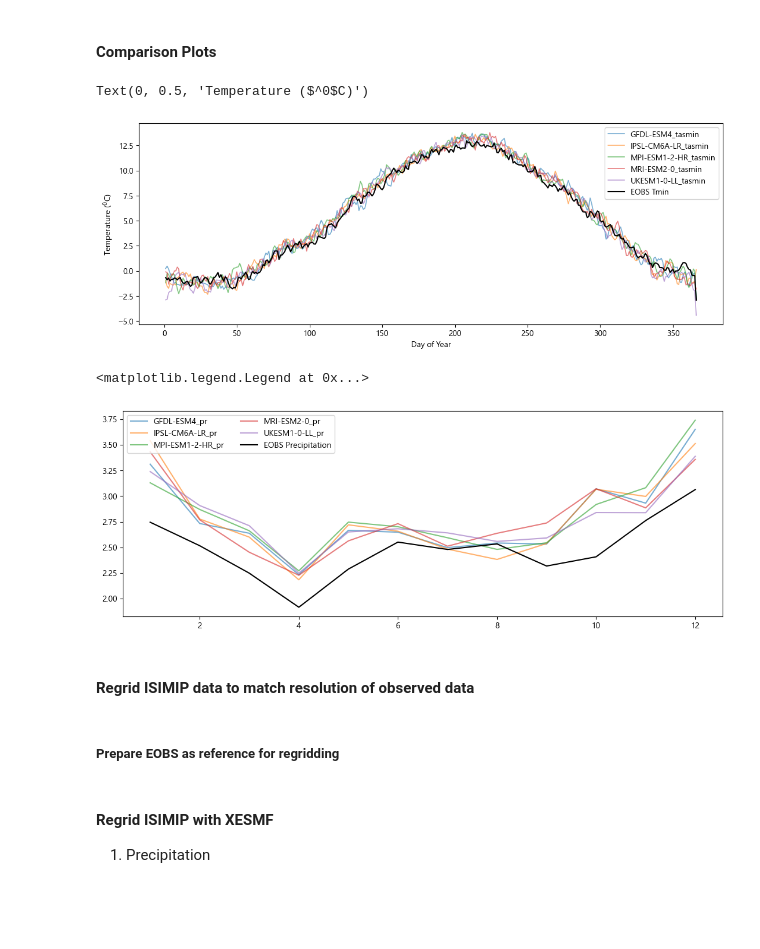
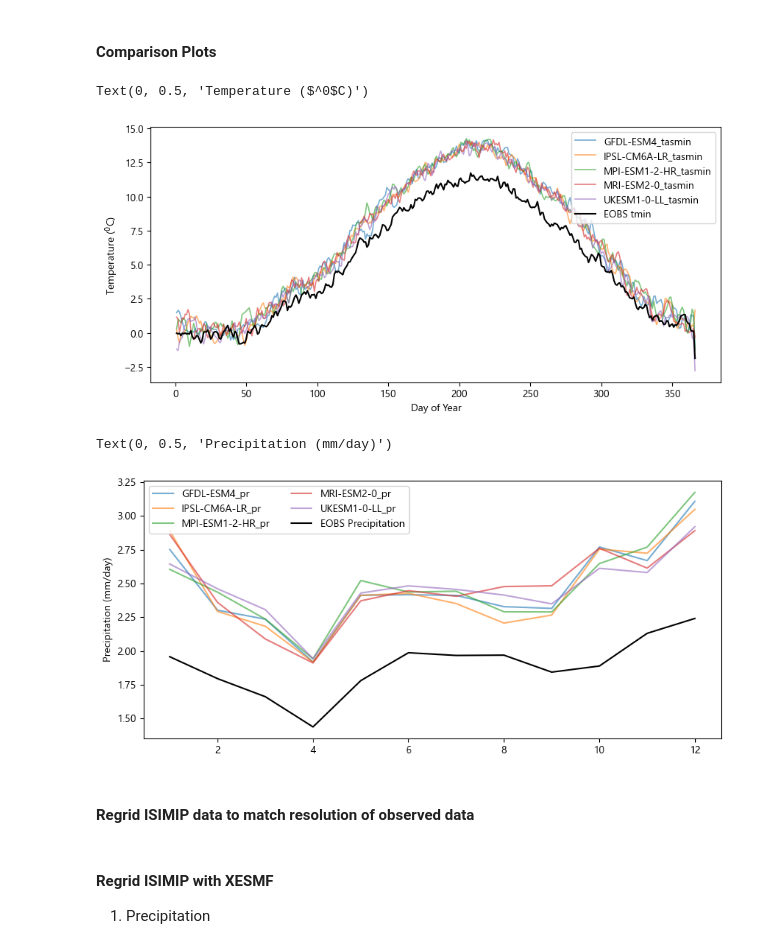
Before and after one commit to klekarkar/mHM_IO_dataprocessing, a Jupyter notebook: validate_ISIMIP3b.ipynb, the cells around one changed output. Drawn from its saved outputs; the diff is of its cells as text; code cells hidden in the pictures; blank space fills up the shorter version.

Commit message:
Fixed bugs in QDM. Intuitive variable names

```diff
--- a/validate_ISIMIP3b.ipynb
+++ b/validate_ISIMIP3b.ipynb
@@ -35,7 +43,6 @@ src = r'D:/VUB/_data/mHM_EOBS'
 tmax_EOBS = xr.open_dataset(f'{src}/tmax.nc')
 tmin_EOBS = xr.open_dataset(f'{src}/tmin.nc')
 pr_EOBS = xr.open_dataset(f'{src}/pre.nc')
-
 
 
 isimip_data = {}
@@ -46,66 +53,70 @@ for model in models:
         for variable in variables:
             file_path = f"{src_isimip}/{model}/{scenario}/{model}_{variable}_merged.nc"
             if glob.glob(file_path):
-                isimip_data[(model, scenario, variable)] = xr.open_dataset(file_path)
+                isimip_data[f'{model}_{scenario}_{variable}'] = xr.open_dataset(file_path)
 # %% [markdown]
 #### Extract data for comparison plots
 # %%
 tasmax_dfs= []
+tasmax_fut_dfs = []
 tasmin_dfs = []
 pr_dfs = []
 for model in models:
-    tasmin_hist = isimip_data[(model, 'historical', 'tasmin')]
-    tasmax_hist = isimip_data[(model, 'historical', 'tasmax')]
-    pr_hist = isimip_data[(model, 'historical', 'pr')]
+    tasmin_hist = isimip_data[f"{model}_historical_tasmin"]
+    tasmax_ssp585 = isimip_data[f"{model}_ssp585_tasmax"]
+    tasmax_hist = isimip_data[f"{model}_historical_tasmax"]
+    pr_hist = isimip_data[f"{model}_historical_pr"]
+
 
     #extract tmin and tmax over a grid
-    tasmin_hist_df = (tasmin_hist['tasmin']-273.15).sel(lat=slice(51, 48), lon=slice(5, 6)).mean(dim=['lat', 'lon']).to_dataframe(name=model+'_tasmin')
-    tasmax_hist_df = (tasmax_hist['tasmax']-273.15).sel(lat=slice(51, 48), lon=slice(5, 6)).mean(dim=['lat', 'lon']).to_dataframe(name=model+'_tasmax')
-    tasmax_EOBS_df = (tmax_EOBS['tmax']-273.15).sel(lat=slice(51, 48), lon=slice(5, 6)).mean(dim=['lat', 'lon']).to_dataframe(name='EOBS_tasmax')
-    pr_hist_df = (pr_hist['pr']*86400).sel(lat=slice(51, 48), lon=slice(5, 6)).mean(dim=['lat', 'lon']).to_dataframe(name=model+'_pr')
+    tasmin_hist_df = (tasmin_hist['tasmin']-273.15).mean(dim=['lat', 'lon']).to_dataframe(name=model+'_tasmin')
+    tasmax_hist_df = (tasmax_hist['tasmax']-273.15).mean(dim=['lat', 'lon']).to_dataframe(name=model+'_tasmax')
+    tasmax_EOBS_df = (tmax_EOBS['tmax']-273.15).mean(dim=['lat', 'lon']).to_dataframe(name='EOBS_tasmax')
+    tasmax_ssp585_df = (tasmax_ssp585['tasmax']-273.15).mean(dim=['lat', 'lon']).to_dataframe(name=model+'_ssp585_tasmax')
+    pr_hist_df = (pr_hist['pr']*86400).mean(dim=['lat', 'lon']).to_dataframe(name=model+'_pr')
 
     #append to list
     tasmax_dfs.append(tasmax_hist_df)
     tasmin_dfs.append(tasmin_hist_df)
+    tasmax_fut_dfs.append(tasmax_ssp585_df)
     pr_dfs.append(pr_hist_df)
 
 tasmax_hist_df = pd.concat(tasmax_dfs, axis=1)
 tasmin_hist_df = pd.concat(tasmin_dfs, axis=1)
 pr_hist_df = pd.concat(pr_dfs, axis=1)
+tasmax_fut_df = pd.concat(tasmax_fut_dfs, axis=1)
 
-
-tasmin_EOBS_df = tmin_EOBS['tmin'].sel(lat=slice(51, 48), lon=slice(5, 6)).mean(dim=['lat', 'lon']).to_dataframe(name='EOBS_tasmin')
-tasmax_EOBS_df = tmax_EOBS['tmax'].sel(lat=slice(51, 48), lon=slice(5, 6)).mean(dim=['lat', 'lon']).to_dataframe(name='EOBS_tasmax')
-pr_EOBS_df = pr_EOBS['pre'].sel(lat=slice(51, 48), lon=slice(5, 6)).mean(dim=['lat', 'lon']).to_dataframe(name='EOBS_pr')
+tasmin_EOBS_df = tmin_EOBS['tmin'].mean(dim=['lat', 'lon']).to_dataframe(name='EOBS_tasmin')
+tasmax_EOBS_df = tmax_EOBS['tmax'].mean(dim=['lat', 'lon']).to_dataframe(name='EOBS_tasmax')
+pr_EOBS_df = pr_EOBS['pre'].mean(dim=['lat', 'lon']).to_dataframe(name='EOBS_pr')
 # %% [markdown]
 #### Comparison Plots
 # %%
 
-fig, ax = plt.subplots(figsize=(13, 4.5))
+fig, ax = plt.subplots(figsize=(10, 4.5))
 
 
 # Plotting the data
 plt.plot(tasmin_hist_df.groupby(tasmin_hist_df.index.dayofyear).mean(), label=tasmin_hist_df.columns, alpha=0.6, lw=1.2)
-plt.plot(tasmin_EOBS_df.groupby(tasmin_EOBS_df.index.dayofyear).mean(), color='k', label='EOBS Tmin')
+plt.plot(tasmin_EOBS_df.groupby(tasmin_EOBS_df.index.dayofyear).mean(), color='k', label='EOBS tmin')
 #plt.plot(tmin_future_df_.groupby(tmax_future_df_.index.dayofyear).mean(), label=tmax_future_df_.columns, alpha=0.6, lw=1.2, c='orange')
 plt.legend(loc='upper right', ncol=1)
 plt.xlabel('Day of Year')
 plt.ylabel('Temperature ($^0$C)')
 # %% [output]
 Text(0, 0.5, 'Temperature ($^0$C)')
-[figure, old version]
+[figure, new version]
 # %%
 #Rainfall data
 
-fig, ax = plt.subplots(figsize=(13, 4.5))
+fig, ax = plt.subplots(figsize=(10, 4.5))
 
 plt.plot(pr_hist_df.groupby(pr_hist_df.index.month).mean(), label=pr_hist_df.columns, alpha=0.6)
 plt.plot(pr_EOBS_df.groupby(pr_EOBS_df.index.month).mean(), color='k', label='EOBS Precipitation')
 plt.legend(loc='upper left', ncol=2)
+plt.ylabel('Precipitation (mm/day)')
 # %% [output]
-<matplotlib.legend.Legend at 0x...>
+Text(0, 0.5, 'Precipitation (mm/day)')
-[figure, old version]
+[figure, new version]
 # %% [markdown]
 #### Regrid ISIMIP data to match resolution of observed data
-# %% [markdown]
-##### Prepare EOBS as reference for regridding
```
Also changed, not shown: parts of 32 cells of this notebook, 12 other files.
